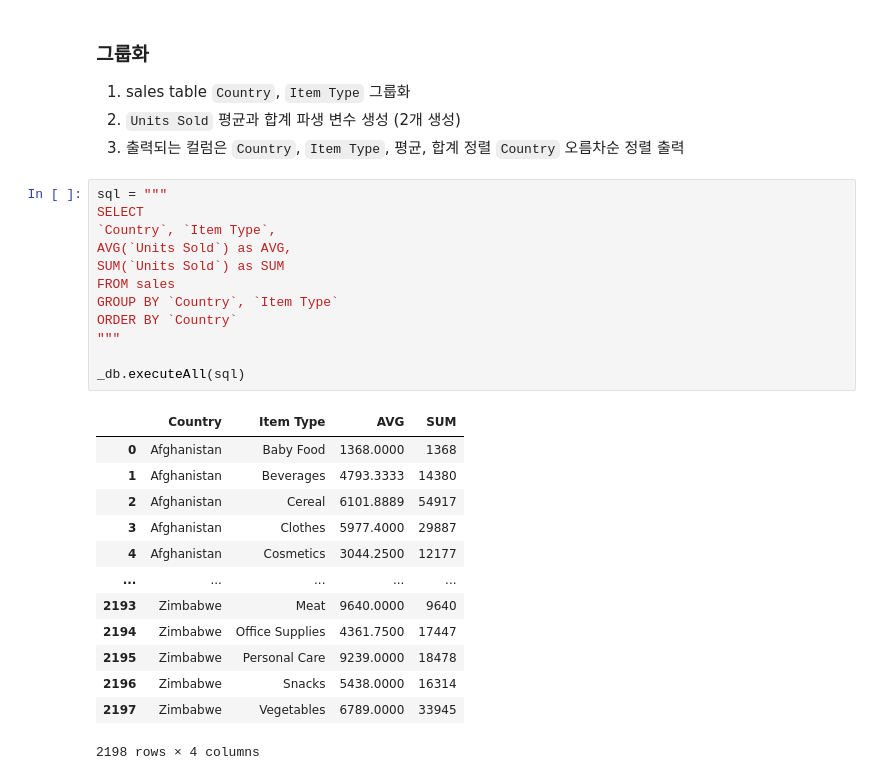
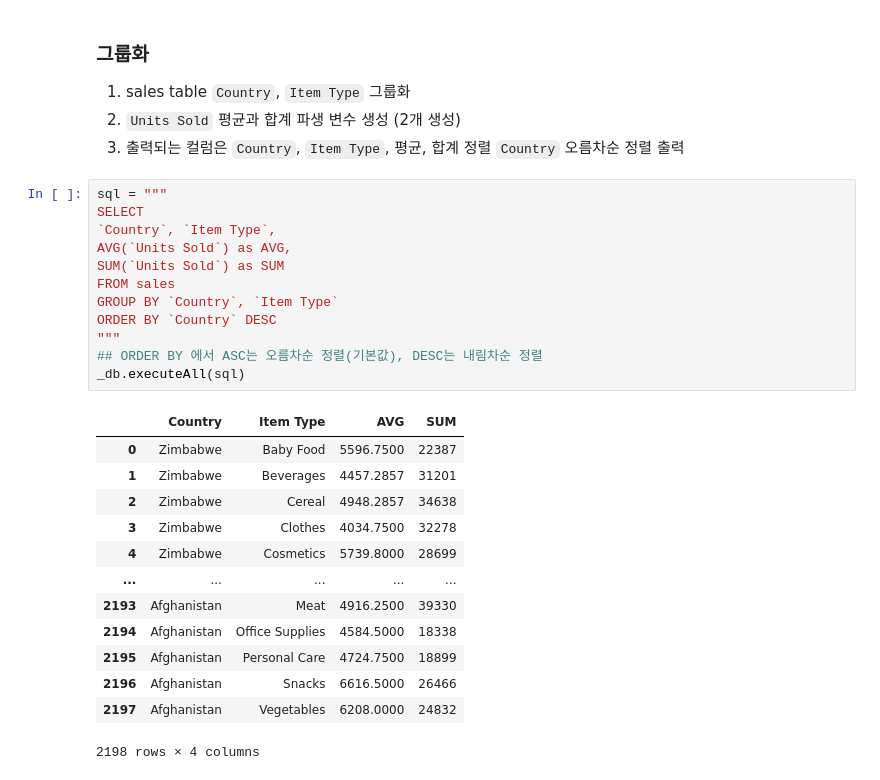
Before and after one commit to bsmoon-86/ubion-4, a Jupyter notebook: 220616/sql2.ipynb, the cells around one changed output. Saved outputs shown, nothing was run; the diff lists cells and outputs as text.

```diff
--- a/220616/sql2.ipynb
+++ b/220616/sql2.ipynb
@@ -64,26 +78,26 @@ _db.executeAll(sql)
 # %%
 sql = """
 SELECT
 `Country`, `Item Type`,
 AVG(`Units Sold`) as AVG,
 SUM(`Units Sold`) as SUM
 FROM sales
 GROUP BY `Country`, `Item Type`
-ORDER BY `Country`
+ORDER BY `Country` DESC
 """
-
+## ORDER BY 에서 ASC는 오름차순 정렬(기본값), DESC는 내림차순 정렬
 _db.executeAll(sql)
 # %% [output]
 |  | Country | Item Type | AVG | SUM |
-| 0 | Afghanistan | Baby Food | 1368.0000 | 1368 |
-| 1 | Afghanistan | Beverages | 4793.3333 | 14380 |
-| 2 | Afghanistan | Cereal | 6101.8889 | 54917 |
-| 3 | Afghanistan | Clothes | 5977.4000 | 29887 |
-| 4 | Afghanistan | Cosmetics | 3044.2500 | 12177 |
+| 0 | Zimbabwe | Baby Food | 5596.7500 | 22387 |
+| 1 | Zimbabwe | Beverages | 4457.2857 | 31201 |
+| 2 | Zimbabwe | Cereal | 4948.2857 | 34638 |
+| 3 | Zimbabwe | Clothes | 4034.7500 | 32278 |
+| 4 | Zimbabwe | Cosmetics | 5739.8000 | 28699 |
 | ... | ... | ... | ... | ... |
-| 2193 | Zimbabwe | Meat | 9640.0000 | 9640 |
-| 2194 | Zimbabwe | Office Supplies | 4361.7500 | 17447 |
-| 2195 | Zimbabwe | Personal Care | 9239.0000 | 18478 |
-| 2196 | Zimbabwe | Snacks | 5438.0000 | 16314 |
-| 2197 | Zimbabwe | Vegetables | 6789.0000 | 33945 |
+| 2193 | Afghanistan | Meat | 4916.2500 | 39330 |
+| 2194 | Afghanistan | Office Supplies | 4584.5000 | 18338 |
+| 2195 | Afghanistan | Personal Care | 4724.7500 | 18899 |
+| 2196 | Afghanistan | Snacks | 6616.5000 | 26466 |
+| 2197 | Afghanistan | Vegetables | 6208.0000 | 24832 |
 2198 rows × 4 columns
```
Also changed, not shown: parts of 1 cell of this notebook, 4 other files.
